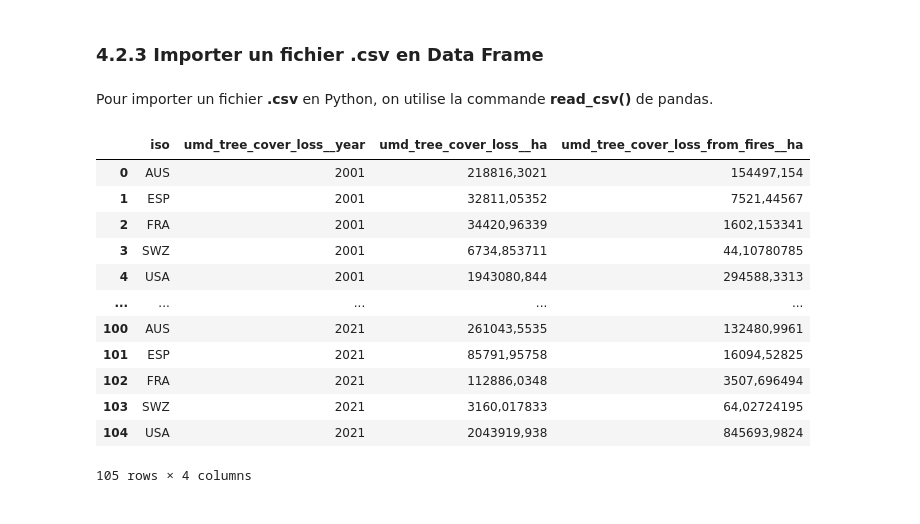
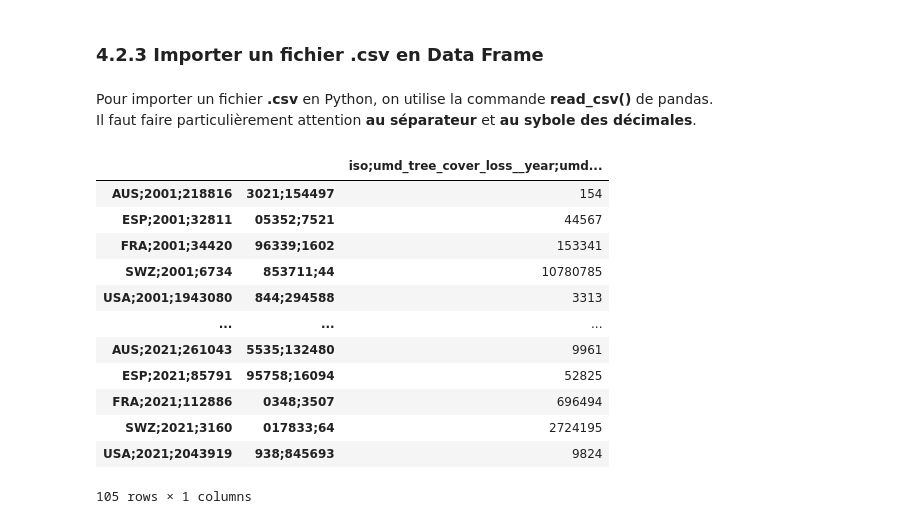
Before and after one commit to Flamanjaune/Tutoriel-Python, a Jupyter notebook: tutoriel_python_4.ipynb, the cells around one changed output. Drawn from its saved outputs; the diff is of its cells as text; code cells hidden in the pictures.

```diff
--- a/tutoriel_python_4.ipynb
+++ b/tutoriel_python_4.ipynb
@@ -187,20 +191,22 @@ df[df.canton == "vd"]
 ### 4.2.3 Importer un fichier .csv en Data Frame
 # %% [markdown]
 Pour importer un fichier **.csv** en Python, on utilise la commande **read_csv()** de pandas.
+<br>
+Il faut faire particulièrement attention **au séparateur** et **au sybole des décimales**.
 # %%
-data = pd.read_csv("forestfires.csv", sep=';')
+data = pd.read_csv("forestfires.csv")
 data
 # %% [output]
-|  | iso | umd_tree_cover_loss__year | umd_tree_cover_loss__ha | umd_tree_cover_loss_from_fires__ha |
-| 0 | AUS | 2001 | 218816,3021 | 154497,154 |
-| 1 | ESP | 2001 | 32811,05352 | 7521,44567 |
-| 2 | FRA | 2001 | 34420,96339 | 1602,153341 |
-| 3 | SWZ | 2001 | 6734,853711 | 44,10780785 |
-| 4 | USA | 2001 | 1943080,844 | 294588,3313 |
-| ... | ... | ... | ... | ... |
-| 100 | AUS | 2021 | 261043,5535 | 132480,9961 |
-| 101 | ESP | 2021 | 85791,95758 | 16094,52825 |
-| 102 | FRA | 2021 | 112886,0348 | 3507,696494 |
-| 103 | SWZ | 2021 | 3160,017833 | 64,02724195 |
-| 104 | USA | 2021 | 2043919,938 | 845693,9824 |
+|  |  | iso;umd_tree_cover_loss__year;umd... |
+| AUS;2001;218816 | 3021;154497 | 154 |
+| ESP;2001;32811 | 05352;7521 | 44567 |
+| FRA;2001;34420 | 96339;1602 | 153341 |
+| SWZ;2001;6734 | 853711;44 | 10780785 |
+| USA;2001;1943080 | 844;294588 | 3313 |
+| ... | ... | ... |
+| AUS;2021;261043 | 5535;132480 | 9961 |
+| ESP;2021;85791 | 95758;16094 | 52825 |
+| FRA;2021;112886 | 0348;3507 | 696494 |
+| SWZ;2021;3160 | 017833;64 | 2724195 |
+| USA;2021;2043919 | 938;845693 | 9824 |
-105 rows × 4 columns
+105 rows × 1 columns
```
Also changed, not shown: parts of 6 cells of this notebook, 1 other file.
